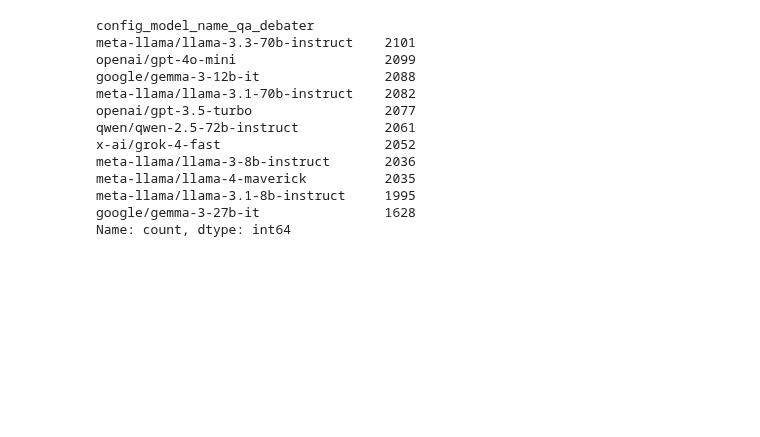
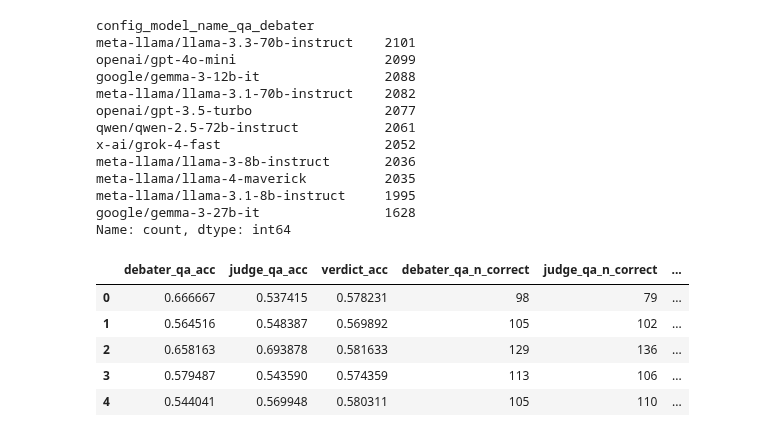
Before and after one commit to joshlevy89/llm_judge_debate_NEW, a Jupyter notebook: analysis/poster.ipynb, the cells around one changed output. Saved outputs shown, nothing was run; the diff lists cells and outputs as text; code cells hidden in the pictures; blank space fills up the shorter version.

```diff
--- a/analysis/poster.ipynb
+++ b/analysis/poster.ipynb
@@ -347,0 +348,9 @@ aggregate_acc = aggregate_by_fields(verdicts_df, fields=['verdict_run_id_verdict
+# %%
+aggregate_acc.head()
+# %% [output]
+|  | debater_qa_acc | judge_qa_acc | verdict_acc | debater_qa_n_correct | judge_qa_n_correct | ... |
+| 0 | 0.666667 | 0.537415 | 0.578231 | 98 | 79 | ... |
+| 1 | 0.564516 | 0.548387 | 0.569892 | 105 | 102 | ... |
+| 2 | 0.658163 | 0.693878 | 0.581633 | 129 | 136 | ... |
+| 3 | 0.579487 | 0.543590 | 0.574359 | 113 | 106 | ... |
+| 4 | 0.544041 | 0.569948 | 0.580311 | 105 | 110 | ... |
```
Also changed, not shown: parts of 5 cells of this notebook, 1 other file.
